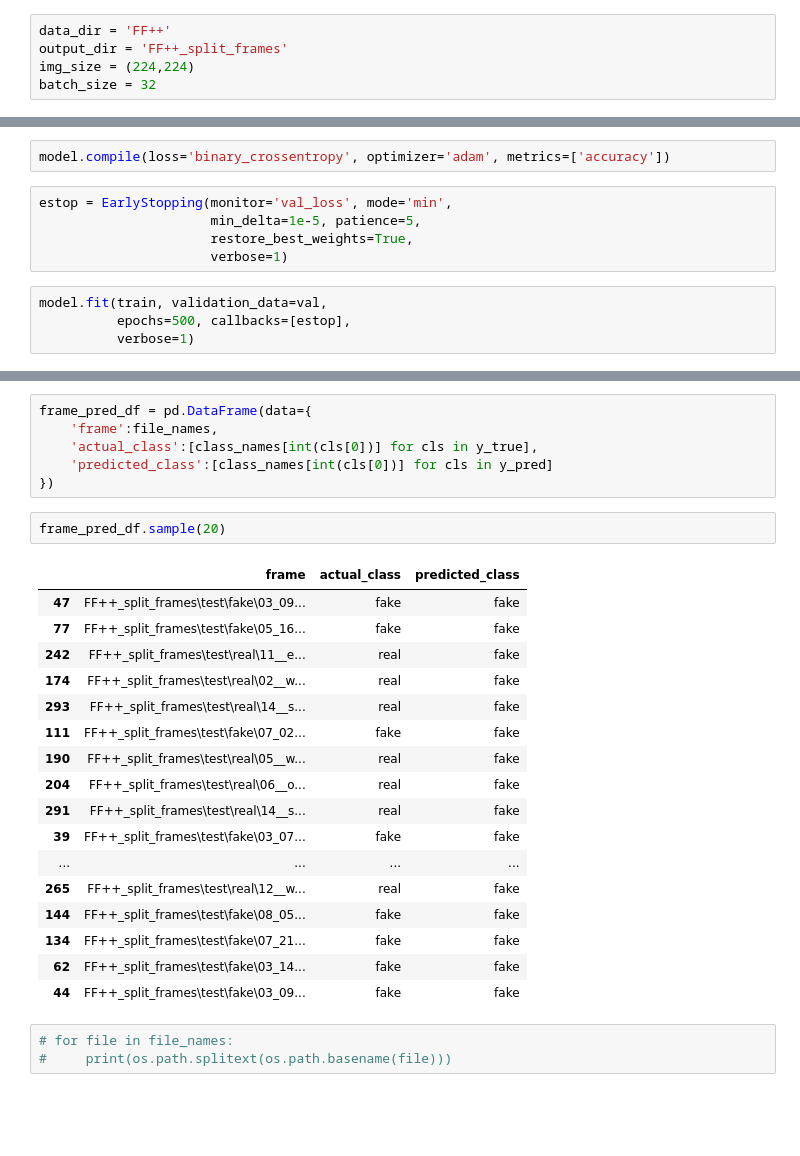
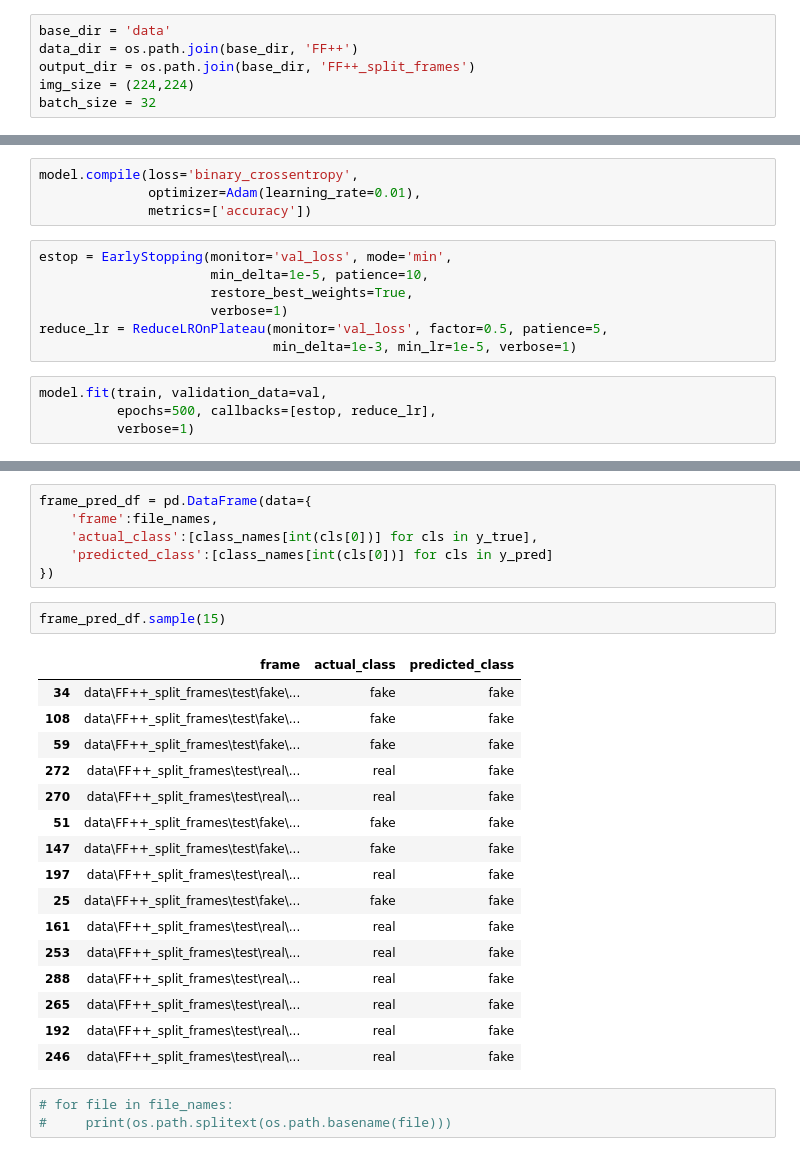
Before and after one commit to a-leena/Deepfake_Video_Detection, a Jupyter notebook: 2_Image_Classification_Baseline.ipynb, the cells around one changed output, grey strips where cells are left out. Saved outputs shown, nothing was run; the diff lists cells and outputs as text; blank space fills up the shorter version.

Commit message:
baseline with reduce lr

```diff
--- a/2_Image_Classification_Baseline.ipynb
+++ b/2_Image_Classification_Baseline.ipynb
@@ -13,7 +14,8 @@ from keras.callbacks import EarlyStopping
 from tensorflow.keras.preprocessing.image import ImageDataGenerator
 # %%
-data_dir = 'FF++'
-output_dir = 'FF++_split_frames'
+base_dir = 'data'
+data_dir = os.path.join(base_dir, 'FF++')
+output_dir = os.path.join(base_dir, 'FF++_split_frames')
 img_size = (224,224)
 batch_size = 32
 # %% [markdown]
@@ -88,15 +90,19 @@ Model: "sequential"
  Trainable params: 11,169,089 (42.61 MB)
  Non-trainable params: 0 (0.00 B)
 # %%
-model.compile(loss='binary_crossentropy', optimizer='adam', metrics=['accuracy'])
+model.compile(loss='binary_crossentropy',
+              optimizer=Adam(learning_rate=0.01),
+              metrics=['accuracy'])
 # %%
 estop = EarlyStopping(monitor='val_loss', mode='min',
-                      min_delta=1e-5, patience=5,
+                      min_delta=1e-5, patience=10,
                       restore_best_weights=True,
                       verbose=1)
+reduce_lr = ReduceLROnPlateau(monitor='val_loss', factor=0.5, patience=5,
+                              min_delta=1e-3, min_lr=1e-5, verbose=1)
 # %%
 model.fit(train, validation_data=val,
-          epochs=500, callbacks=[estop],
+          epochs=500, callbacks=[estop, reduce_lr],
           verbose=1)
 # %% [output]
 Epoch 1/500
@@ -174,25 +186,24 @@ frame_pred_df = pd.DataFrame(data={
     'predicted_class':[class_names[int(cls[0])] for cls in y_pred]
 })
 # %%
-frame_pred_df.sample(20)
+frame_pred_df.sample(15)
 # %% [output]
 |  | frame | actual_class | predicted_class |
-| 47 | FF++_split_frames\test\fake\03_09... | fake | fake |
-| 77 | FF++_split_frames\test\fake\05_16... | fake | fake |
-| 242 | FF++_split_frames\test\real\11__e... | real | fake |
-| 174 | FF++_split_frames\test\real\02__w... | real | fake |
-| 293 | FF++_split_frames\test\real\14__s... | real | fake |
-| 111 | FF++_split_frames\test\fake\07_02... | fake | fake |
-| 190 | FF++_split_frames\test\real\05__w... | real | fake |
-| 204 | FF++_split_frames\test\real\06__o... | real | fake |
-| 291 | FF++_split_frames\test\real\14__s... | real | fake |
-| 39 | FF++_split_frames\test\fake\03_07... | fake | fake |
-| ... | ... | ... | ... |
-| 265 | FF++_split_frames\test\real\12__w... | real | fake |
-| 144 | FF++_split_frames\test\fake\08_05... | fake | fake |
-| 134 | FF++_split_frames\test\fake\07_21... | fake | fake |
-| 62 | FF++_split_frames\test\fake\03_14... | fake | fake |
-| 44 | FF++_split_frames\test\fake\03_09... | fake | fake |
+| 34 | data\FF++_split_frames\test\fake\... | fake | fake |
+| 108 | data\FF++_split_frames\test\fake\... | fake | fake |
+| 59 | data\FF++_split_frames\test\fake\... | fake | fake |
+| 272 | data\FF++_split_frames\test\real\... | real | fake |
+| 270 | data\FF++_split_frames\test\real\... | real | fake |
+| 51 | data\FF++_split_frames\test\fake\... | fake | fake |
+| 147 | data\FF++_split_frames\test\fake\... | fake | fake |
+| 197 | data\FF++_split_frames\test\real\... | real | fake |
+| 25 | data\FF++_split_frames\test\fake\... | fake | fake |
+| 161 | data\FF++_split_frames\test\real\... | real | fake |
+| 253 | data\FF++_split_frames\test\real\... | real | fake |
+| 288 | data\FF++_split_frames\test\real\... | real | fake |
+| 265 | data\FF++_split_frames\test\real\... | real | fake |
+| 192 | data\FF++_split_frames\test\real\... | real | fake |
+| 246 | data\FF++_split_frames\test\real\... | real | fake |
 # %%
 # for file in file_names:
 #     print(os.path.splitext(os.path.basename(file)))
```
Also changed, not shown: parts of 9 cells of this notebook.
